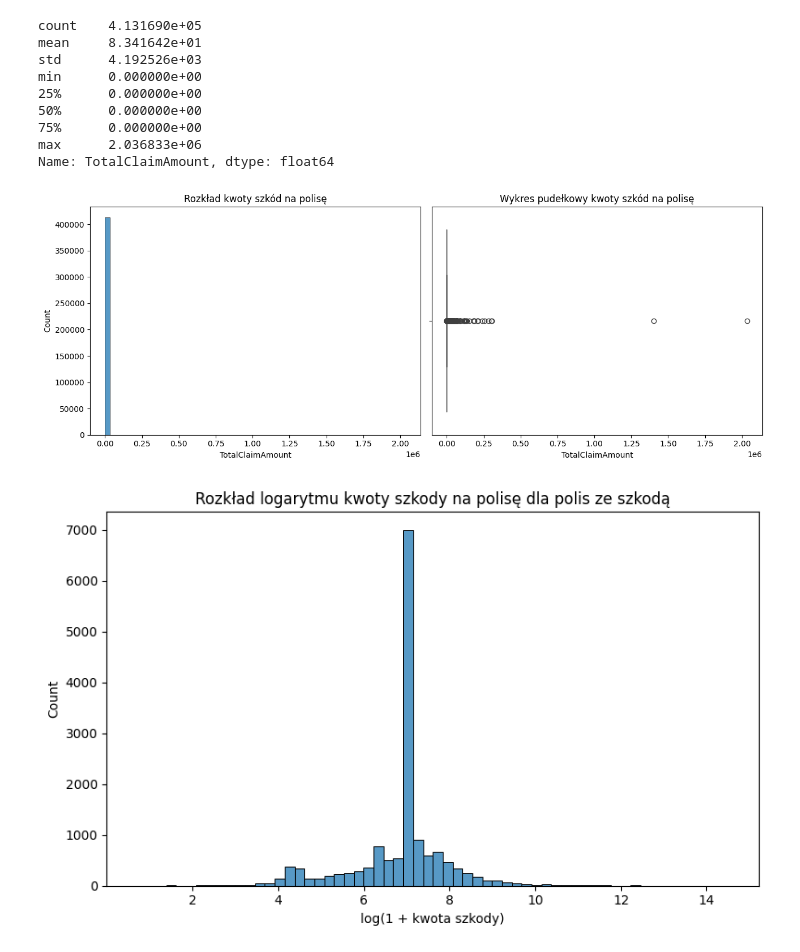
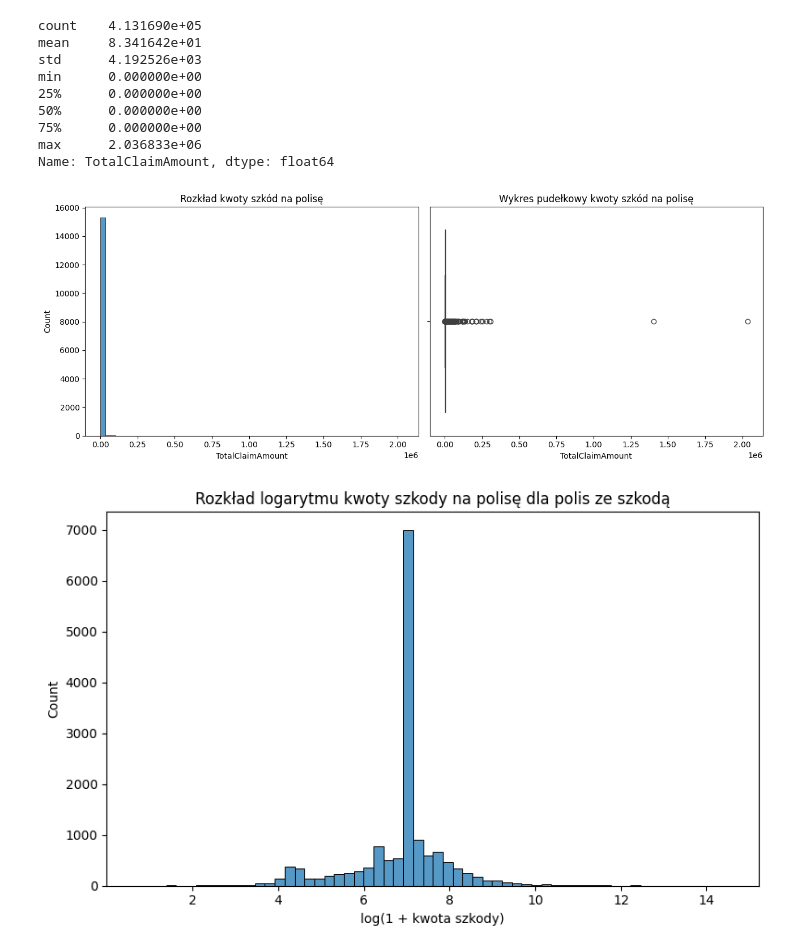
Before and after one commit to kacperskora/Licencjat_DS, a Jupyter notebook: notebooks/02_EDA.ipynb, the cells around one changed output. Drawn from its saved outputs; the diff is of its cells as text; code cells hidden in the pictures.

```diff
--- a/notebooks/02_EDA.ipynb
+++ b/notebooks/02_EDA.ipynb
@@ -262,16 +263,16 @@ Name: TotalClaimAmount, dtype: float64
 # %%
 fig, axes = plt.subplots(1, 2, figsize=(13, 5))
 
-sns.histplot(data=data, x="TotalClaimAmount", bins=60, ax=axes[0])
+sns.histplot(data=data.loc[data['TotalClaimAmount'] > 0, 'TotalClaimAmount'], bins=60, ax=axes[0])
 axes[0].set_title("Rozkład kwoty szkód na polisę")
 
-sns.boxplot(data=data, x="TotalClaimAmount", ax=axes[1])
+sns.boxplot(data=data.loc[data['TotalClaimAmount'] > 0], x="TotalClaimAmount", ax=axes[1])
 axes[1].set_title("Wykres pudełkowy kwoty szkód na polisę")
 
 plt.tight_layout()
 plt.show()
 # %% [output]
-[figure, old version]
+[figure, new version]
 # %%
 plt.figure(figsize=(8, 5))
 
```
Also changed, not shown: parts of 60 cells of this notebook.
